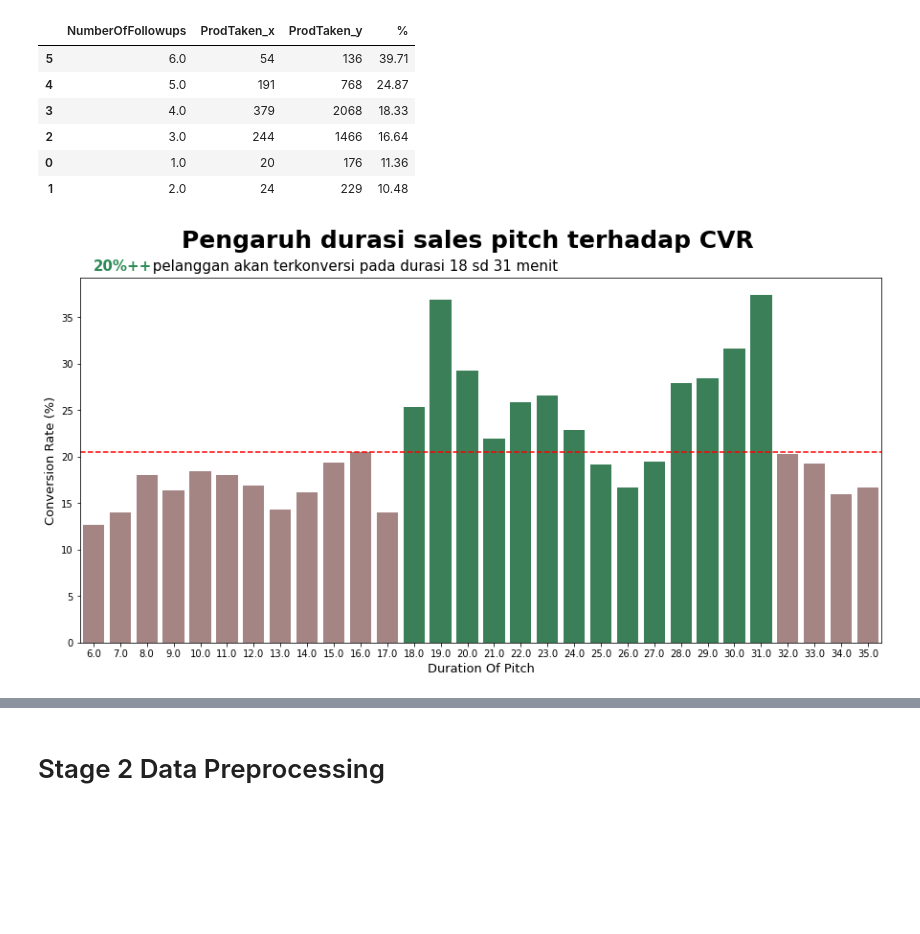
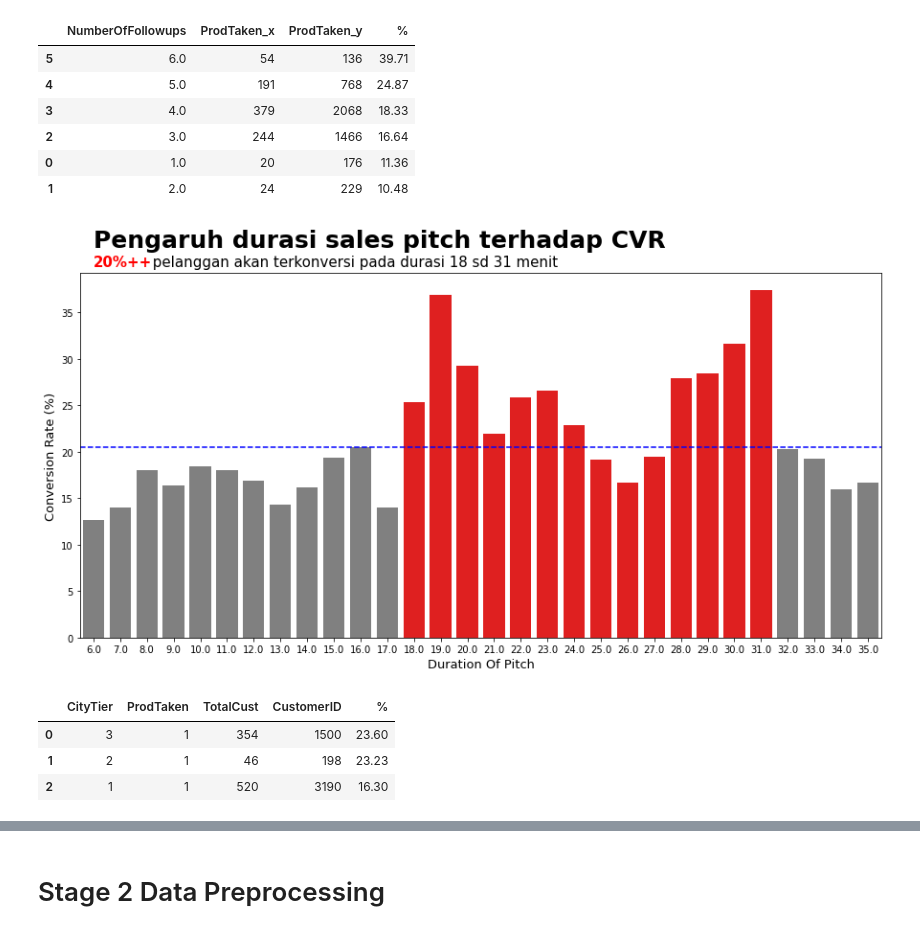
Before and after one commit to rezakalmas/Holiday-Package-Prediction, a Jupyter notebook: Holyday package prediction2.ipynb, the cells around one changed output, grey strips where cells are left out. Drawn from its saved outputs; the diff is of its cells as text; code cells hidden in the pictures; blank space fills up the shorter version.

```diff
--- a/Holyday package prediction2.ipynb
+++ b/Holyday package prediction2.ipynb
@@ -616,15 +605,27 @@ f_semua
 # %%
 plt.figure(figsize=(15,7))
 # plt.subplot(1,2,1)
-sns.barplot(x='DurationOfPitch',y='%',data=semua,orient='v',order=semua['DurationOfPitch'],color='indianred',saturation=0.3)
-sns.barplot(x='DurationOfPitch',y='%',data=semua.iloc[12:26],orient='v',order=semua['DurationOfPitch'],color='seagreen')
+sns.barplot(x='DurationOfPitch',y='%',data=semua,orient='v',order=semua['DurationOfPitch'],color='grey',saturation=0.3)
+sns.barplot(x='DurationOfPitch',y='%',data=semua.iloc[12:26],orient='v',order=semua['DurationOfPitch'],color='r')
 plt.ylabel('Conversion Rate (%)',size=13)
 plt.xlabel('Duration Of Pitch',size=13)
-plt.axhline(20.5, linestyle='dashed',color='r')
-plt.suptitle('Pengaruh durasi sales pitch terhadap CVR',size=25,family='sans',weight='bold')
+plt.axhline(20.5, linestyle='dashed',color='b')
+plt.text(0,42,'Pengaruh durasi sales pitch terhadap CVR',size=25,family='sans',weight='bold')
 plt.text(0,40,s='             pelanggan akan terkonversi pada durasi 18 sd 31 menit',fontdict=({'size':15,'family':'sans'}))
-plt.text(0,40,s='20%++',fontdict=({'size':15,'family':'sans'}),c='seagreen',weight='bold')
+plt.text(0,40,s='20%++',fontdict=({'size':15,'family':'sans'}),c='r',weight='bold')
 plt.savefig('fig/insight4.png')
 plt.show()
 # %% [output]
-[figure, old version]
+[figure, new version]
+# %%
+df_city = df2.groupby(['CityTier', 'ProdTaken'])['CustomerID'].count().reset_index(name='TotalCust')\
+        .merge(df2.groupby(['CityTier'])['CustomerID'].count(),on = 'CityTier')
+df_city = df_city[df_city.ProdTaken==1].reset_index(drop=True)
+df_city['%']=round(df_city.TotalCust/df_city.CustomerID*100,2)
+df_city = df_city.sort_values(by='%',ascending=False).reset_index(drop=True)
+df_city
+# %% [output]
+|  | CityTier | ProdTaken | TotalCust | CustomerID | % |
+| 0 | 3 | 1 | 354 | 1500 | 23.60 |
+| 1 | 2 | 1 | 46 | 198 | 23.23 |
+| 2 | 1 | 1 | 520 | 3190 | 16.30 |
```
Also changed, not shown: parts of 15 cells of this notebook, 1 other file.
